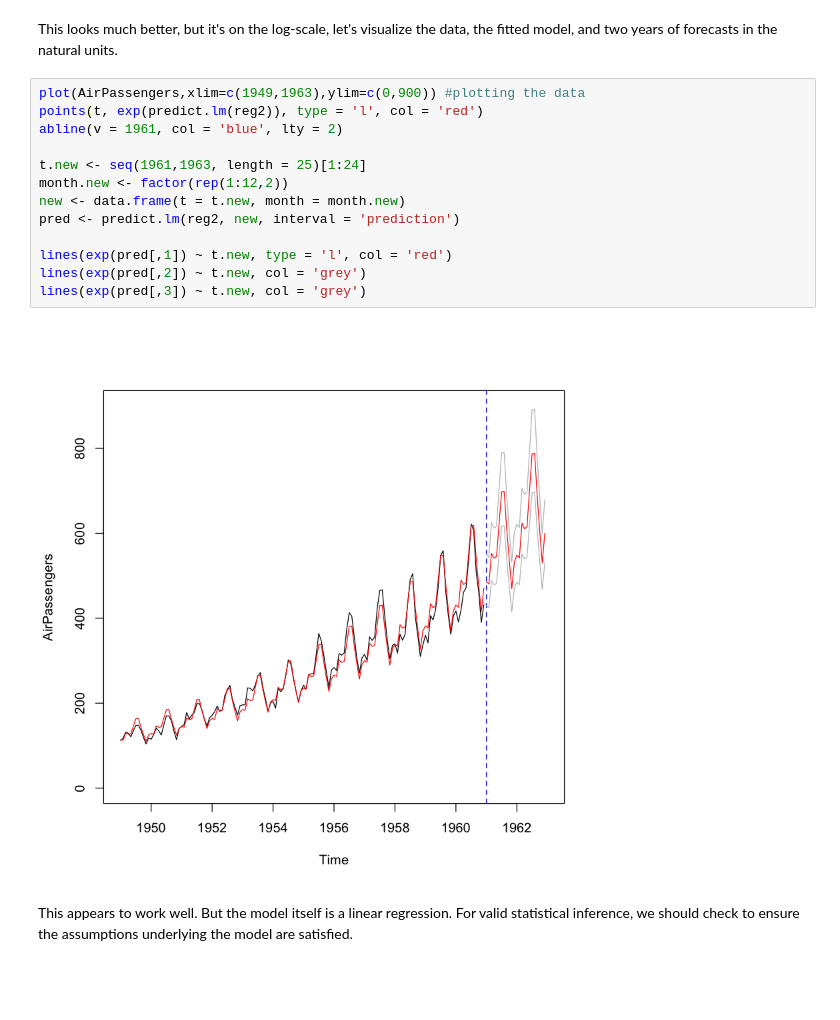
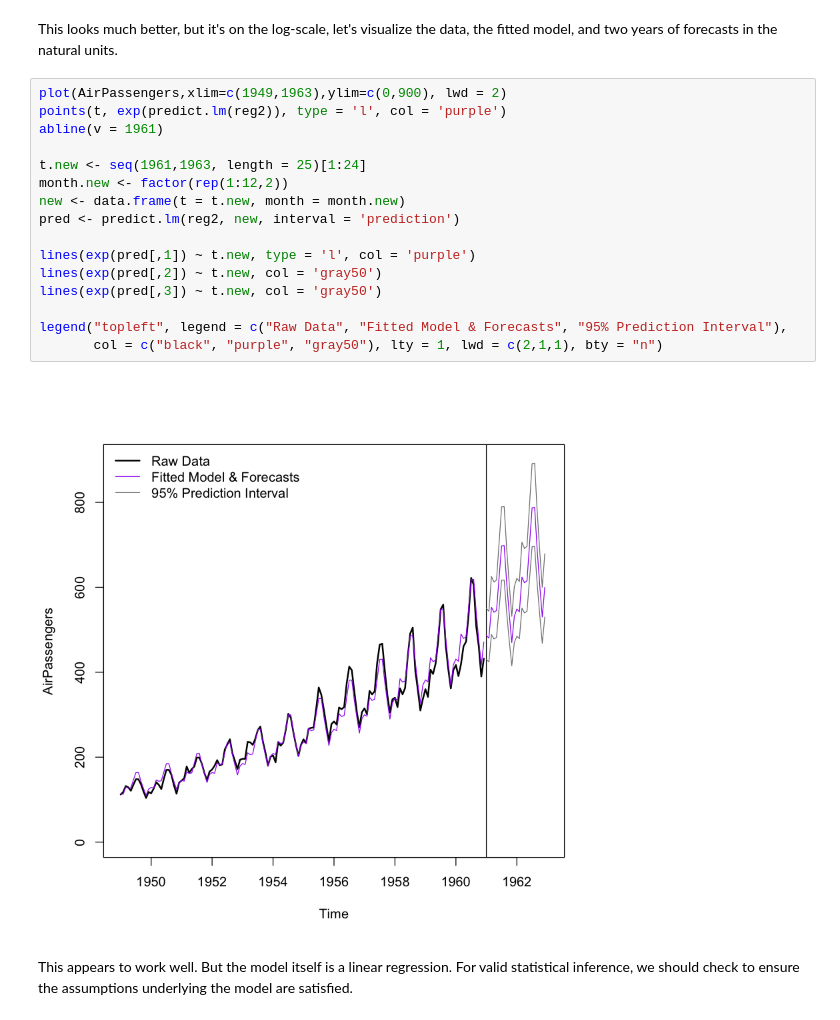
Before and after one commit to ntstevens/SAS-Teaching-Meetup, a Jupyter notebook: Jupyter & Binder Demonstration.ipynb, the cells around one changed output. Cells and saved outputs as stored; diff of their text form; blank space fills up the shorter version.

```diff
--- a/Jupyter & Binder Demonstration.ipynb
+++ b/Jupyter & Binder Demonstration.ipynb
@@ -121,20 +132,23 @@ F-statistic: 649.4 on 12 and 131 DF,  p-value: < 2.2e-16
 # %% [markdown]
 This looks much better, but it's on the log-scale, let's visualize the data, the fitted model, and two years of forecasts in the natural units.
 # %%
-plot(AirPassengers,xlim=c(1949,1963),ylim=c(0,900)) #plotting the data
-points(t, exp(predict.lm(reg2)), type = 'l', col = 'red')
-abline(v = 1961, col = 'blue', lty = 2)
+plot(AirPassengers,xlim=c(1949,1963),ylim=c(0,900), lwd = 2)
+points(t, exp(predict.lm(reg2)), type = 'l', col = 'purple')
+abline(v = 1961)
 
 t.new <- seq(1961,1963, length = 25)[1:24]
 month.new <- factor(rep(1:12,2))
 new <- data.frame(t = t.new, month = month.new)
 pred <- predict.lm(reg2, new, interval = 'prediction')
 
-lines(exp(pred[,1]) ~ t.new, type = 'l', col = 'red')
-lines(exp(pred[,2]) ~ t.new, col = 'grey')
-lines(exp(pred[,3]) ~ t.new, col = 'grey')
+lines(exp(pred[,1]) ~ t.new, type = 'l', col = 'purple')
+lines(exp(pred[,2]) ~ t.new, col = 'gray50')
+lines(exp(pred[,3]) ~ t.new, col = 'gray50')
+
+legend("topleft", legend = c("Raw Data", "Fitted Model & Forecasts", "95% Prediction Interval"),
+       col = c("black", "purple", "gray50"), lty = 1, lwd = c(2,1,1), bty = "n")
 # %% [output]
-[figure, old version]
+[figure, new version]
 # %% [markdown]
 This appears to work well. But the model itself is a linear regression. For valid statistical inference, we should check to ensure the assumptions underlying the model are satisfied.
 # %%
```
Also changed, not shown: parts of 16 cells of this notebook.
